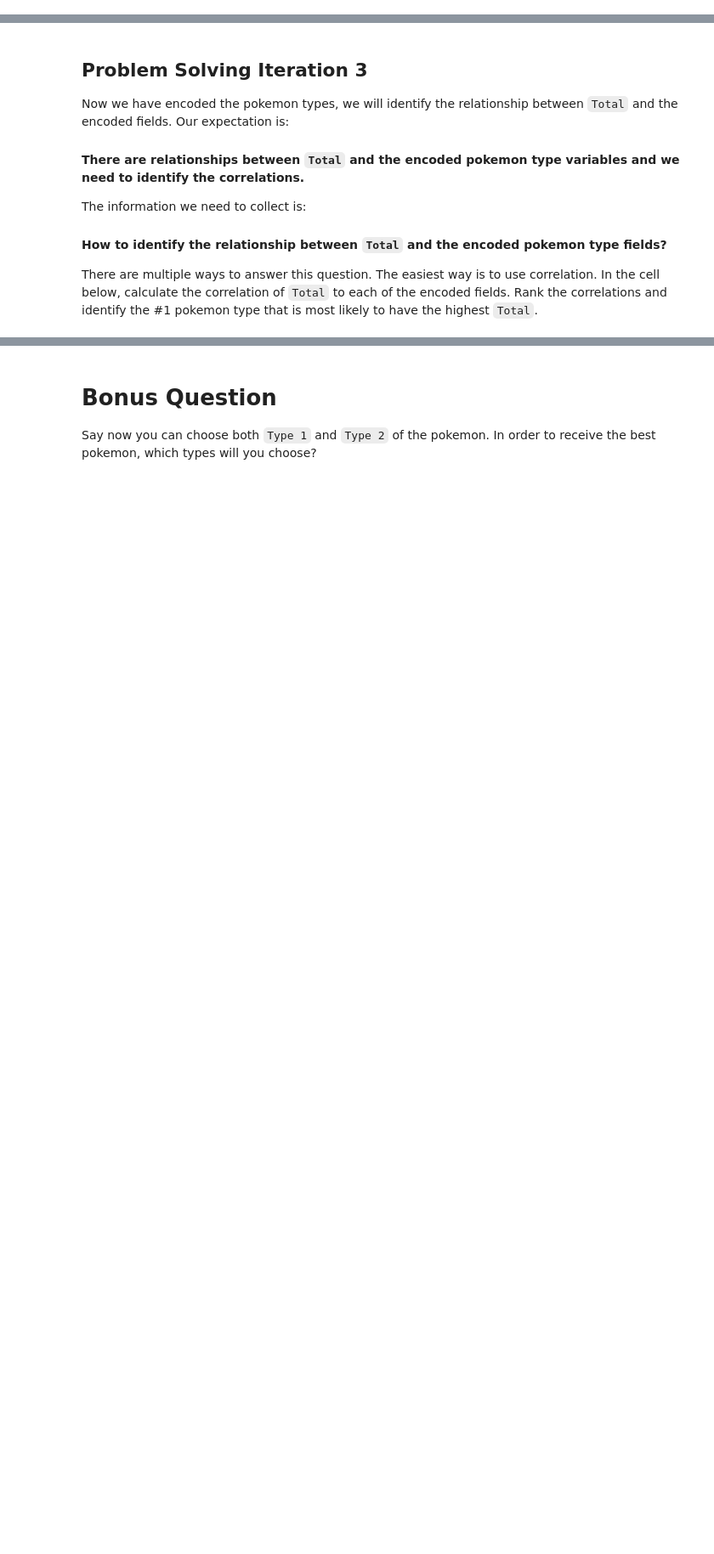
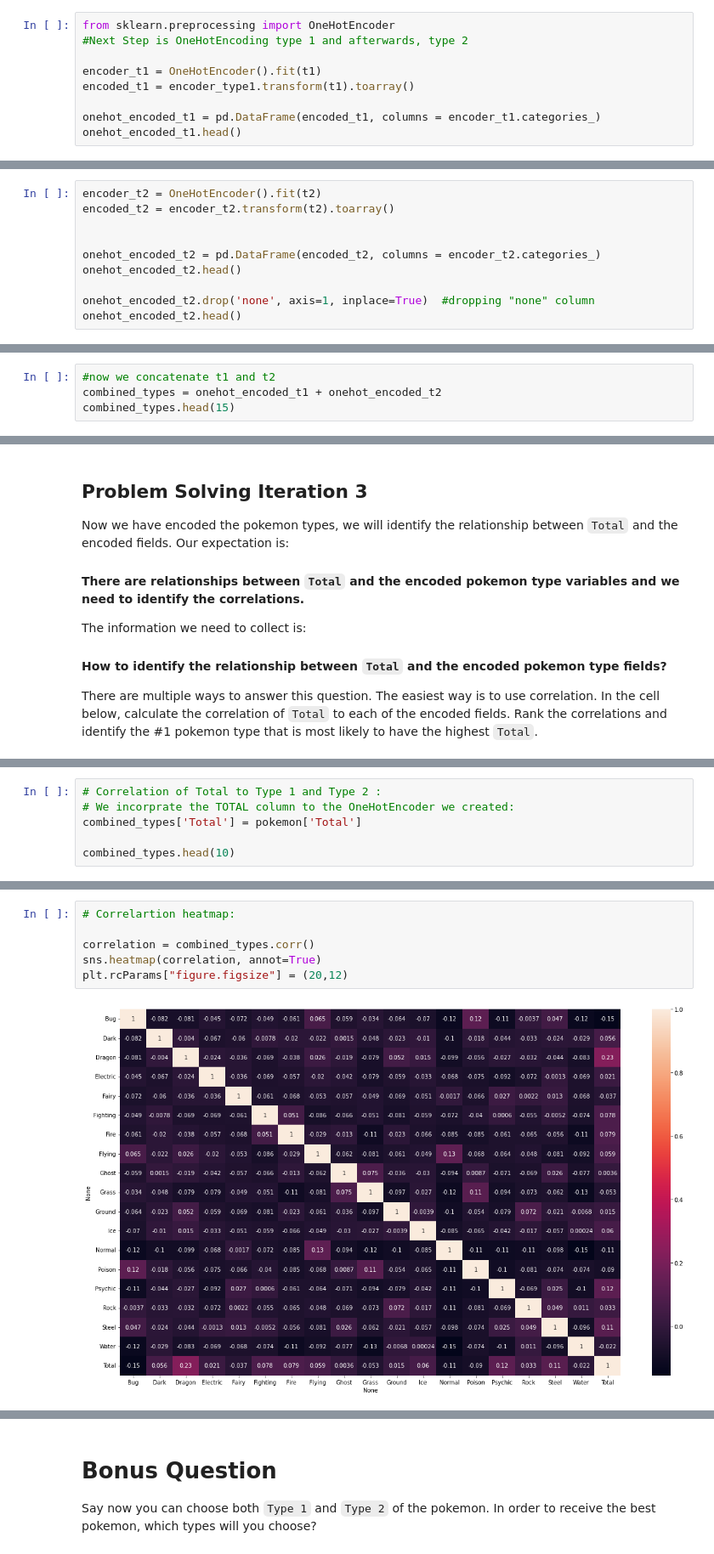
Before and after one commit to chrislacarte/dataframe_calculations_practice, a Jupyter notebook: your-code/challenge-2.ipynb, the cells around one changed output, grey strips where cells are left out. Shown at 85% size. Saved outputs shown, nothing was run; the diff lists cells and outputs as text; blank space fills up the shorter version.

```diff
--- a/your-code/challenge-2.ipynb
+++ b/your-code/challenge-2.ipynb
@@ -132,0 +141,9 @@ The new numerical variables you create should look like below:
+# %%
+from sklearn.preprocessing import OneHotEncoder
+#Next Step is OneHotEncoding type 1 and afterwards, type 2
+
+encoder_t1 = OneHotEncoder().fit(t1)
+encoded_t1 = encoder_type1.transform(t1).toarray()
+
+onehot_encoded_t1 = pd.DataFrame(encoded_t1, columns = encoder_t1.categories_)
+onehot_encoded_t1.head()
@@ -132,0 +157,10 @@ The new numerical variables you create should look like below:
+# %%
+encoder_t2 = OneHotEncoder().fit(t2)
+encoded_t2 = encoder_t2.transform(t2).toarray()
+
+
+onehot_encoded_t2 = pd.DataFrame(encoded_t2, columns = encoder_t2.categories_)
+onehot_encoded_t2.head()
+
+onehot_encoded_t2.drop('none', axis=1, inplace=True)  #dropping "none" column
+onehot_encoded_t2.head()
@@ -132,0 +174,4 @@ The new numerical variables you create should look like below:
+# %%
+#now we concatenate t1 and t2
+combined_types = onehot_encoded_t1 + onehot_encoded_t2
+combined_types.head(15)
@@ -146,0 +207,6 @@ There are multiple ways to answer this question. The easiest way is to use corre
+# %%
+# Correlation of Total to Type 1 and Type 2 :
+# We incorprate the TOTAL column to the OneHotEncoder we created:
+combined_types['Total'] = pokemon['Total']
+
+combined_types.head(10)
@@ -146,0 +225,8 @@ There are multiple ways to answer this question. The easiest way is to use corre
+# %%
+# Correlartion heatmap:
+
+correlation = combined_types.corr()
+sns.heatmap(correlation, annot=True)
+plt.rcParams["figure.figsize"] = (20,12)
+# %% [output]
+[figure, added]
```
Also changed, not shown: parts of 13 cells of this notebook, 1 other file.
